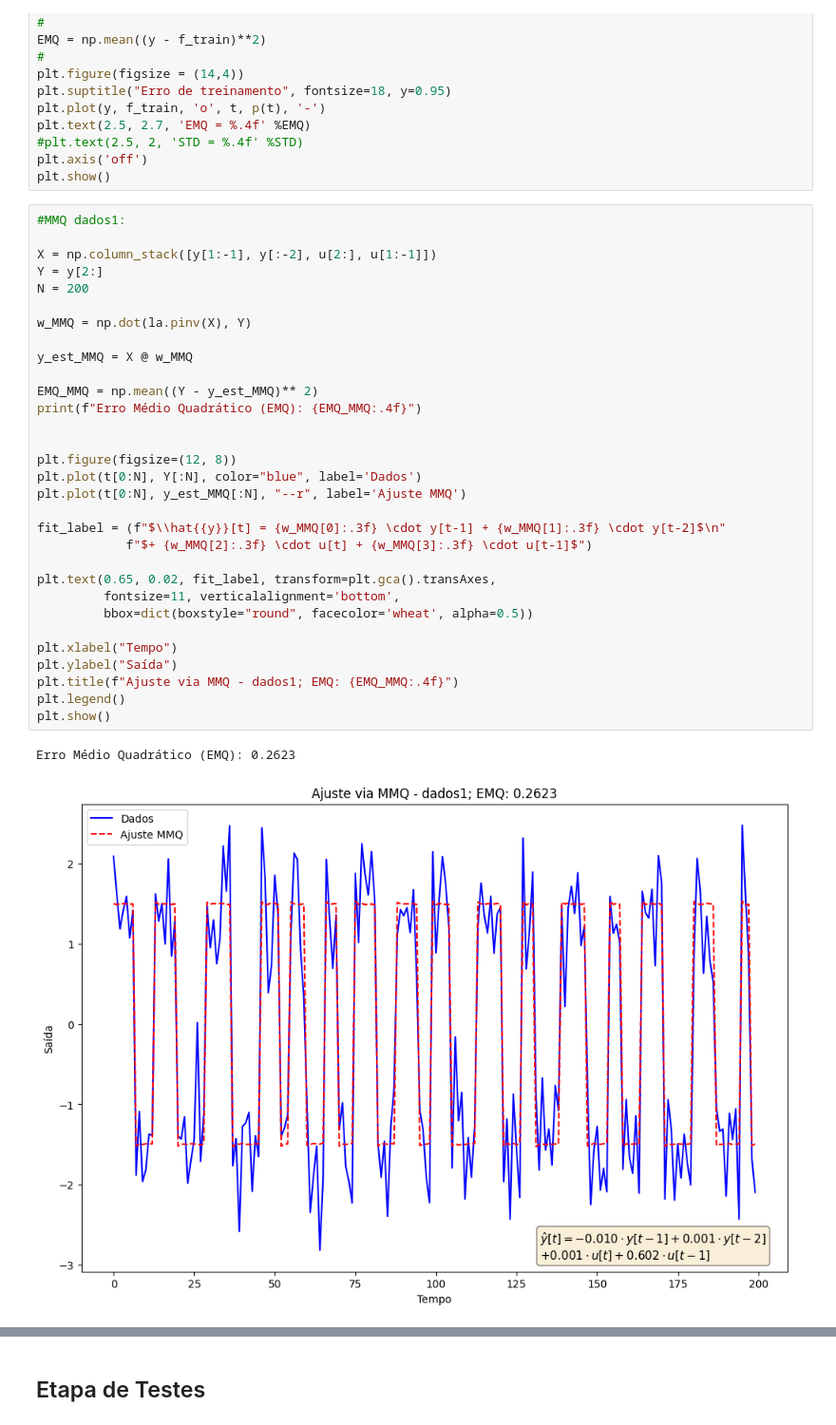
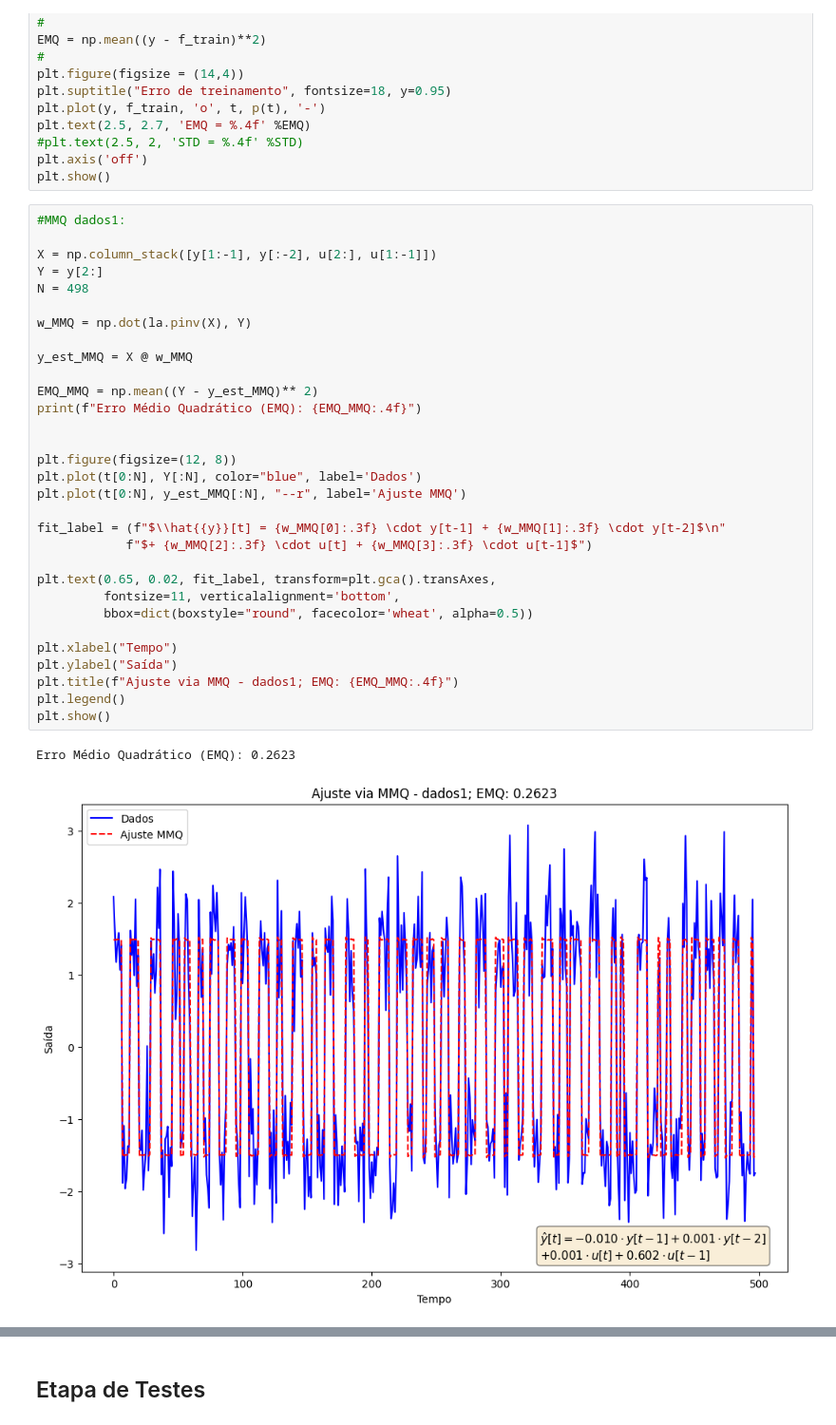
Before and after one commit to DanielMedeiros1/Projeto_MMQ_RBF_CN, a Jupyter notebook: Projeto_U2.ipynb, the cells around one changed output, grey strips where cells are left out. Shown at 95% size. Drawn from its saved outputs; the diff is of its cells as text.

```diff
--- a/Projeto_U2.ipynb
+++ b/Projeto_U2.ipynb
@@ -55,35 +55,35 @@ plt.show()
 
 X = np.column_stack([y[1:-1], y[:-2], u[2:], u[1:-1]])
 Y = y[2:]
-N = 200
+N = 498
 
 w_MMQ = np.dot(la.pinv(X), Y)
 
 y_est_MMQ = X @ w_MMQ
 
 EMQ_MMQ = np.mean((Y - y_est_MMQ)** 2)
 print(f"Erro Médio Quadrático (EMQ): {EMQ_MMQ:.4f}")
 
 
 plt.figure(figsize=(12, 8))
 plt.plot(t[0:N], Y[:N], color="blue", label='Dados')
 plt.plot(t[0:N], y_est_MMQ[:N], "--r", label='Ajuste MMQ')
 
 fit_label = (f"$\\hat{{y}}[t] = {w_MMQ[0]:.3f} \cdot y[t-1] + {w_MMQ[1]:.3f} \cdot y[t-2]$\n"
             f"$+ {w_MMQ[2]:.3f} \cdot u[t] + {w_MMQ[3]:.3f} \cdot u[t-1]$")
 
 plt.text(0.65, 0.02, fit_label, transform=plt.gca().transAxes,
          fontsize=11, verticalalignment='bottom',
          bbox=dict(boxstyle="round", facecolor='wheat', alpha=0.5))
 
 plt.xlabel("Tempo")
 plt.ylabel("Saída")
 plt.title(f"Ajuste via MMQ - dados1; EMQ: {EMQ_MMQ:.4f}")
 plt.legend()
 plt.show()
 # %% [output]
 Erro Médio Quadrático (EMQ): 0.2623
-[figure, old version]
+[figure, new version]
 # %%
 #RBF TREINAMENTO dados1:
 
```
Also changed, not shown: parts of 8 cells of this notebook.
